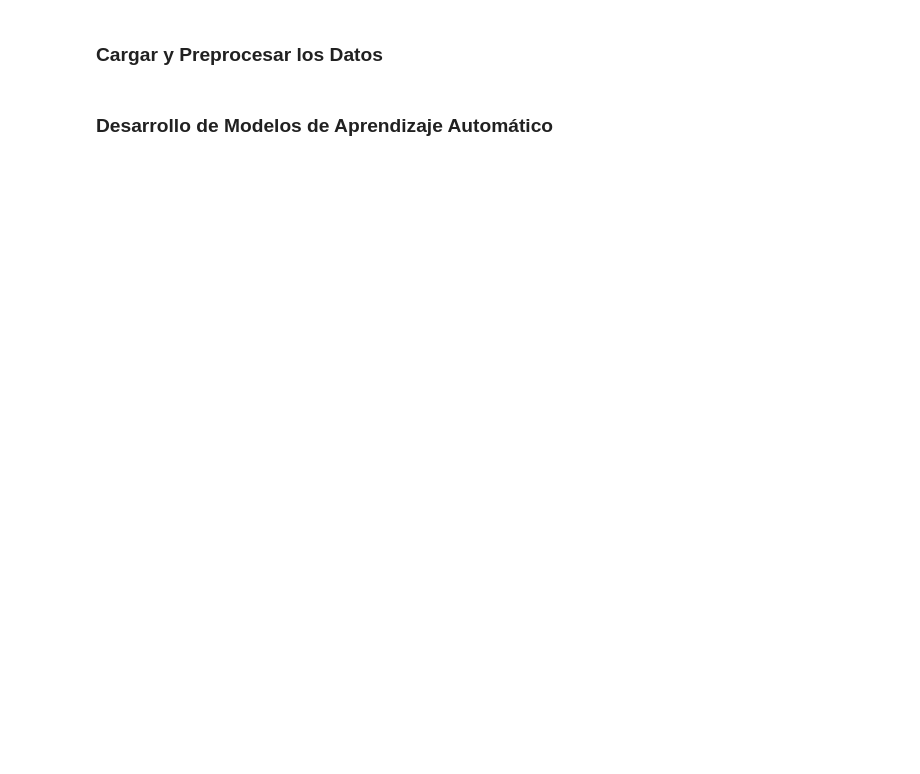
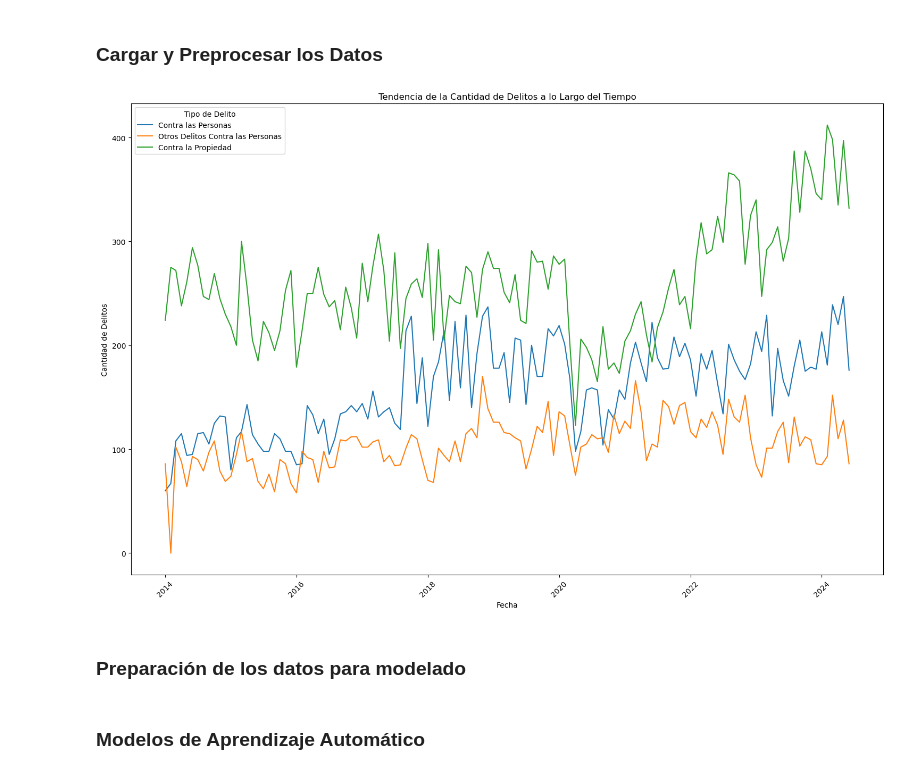
Before and after one commit to arytdf/Deteccion_de_Estacionalidad_en_Crimen, a Jupyter notebook: notebooks/3_modelo de entrenamiento.ipynb, the cells around one changed output. Saved outputs shown, nothing was run; the diff lists cells and outputs as text; code cells hidden in the pictures; blank space fills up the shorter version.

```diff
--- a/notebooks/3_modelo de entrenamiento.ipynb
+++ b/notebooks/3_modelo de entrenamiento.ipynb
@@ -11,24 +5,22 @@ from sklearn.metrics import mean_squared_error, r2_score, mean_absolute_error
 # %% [markdown]
 ### Cargar y Preprocesar los Datos
 # %%
-# Ruta del archivo corregido
+# Cargar el archivo proporcionado
 file_path = 'D://Facu/2024/2C/Aprendizaje Automatico/Trabajo final/deteccion_de_estacionalidad_en_crimen/data/external/delitos_correjido.xlsx'
-
-# Cargar el archivo Excel
 df = pd.read_excel(file_path)
 
 # Renombrar la primera columna para mayor claridad
 df.rename(columns={df.columns[0]: 'Tipo de Delito'}, inplace=True)
 
 # Filtrar los nombres actuales de las columnas que contienen datos de meses y años
-column_names = df.columns[1:]  # Ignorar la primera columna que es 'Tipo de Delito'
+column_names = df.columns[1:]
 mes_anio_columns = []
 
 # Definir los años y meses que vamos a utilizar
 meses = ['ene', 'feb', 'mar', 'abr', 'may', 'jun', 'jul', 'ago', 'sept', 'oct', 'nov', 'dic']
 anios = list(range(2014, 2025))
 
-# Ajustar el proceso de renombrado para evitar exceder el número de años y meses
+# Ajustar el proceso de renombrado
 anio_index = 0
 for i, column in enumerate(column_names):
     if anio_index < len(anios):
@@ -71,20 +63,30 @@ for categoria in categorias_principales:
                   'jul': 7, 'ago': 8, 'sept': 9, 'oct': 10, 'nov': 11, 'dic': 12}
     df_melted['Mes'] = df_melted['Mes'].map(meses_dict)
 
-    # Crear una columna de fecha
-    df_melted['Fecha'] = pd.to_datetime(df_melted.apply(lambda row: f"{int(row['Año'])}-{int(row['Mes']):02d}-01", axis=1))
-
     # Guardar los datos en el diccionario
     data_dict[categoria] = df_melted
 
 # Crear un DataFrame consolidado para análisis con las categorías principales
 df_analysis = pd.concat(data_dict.values(), ignore_index=True)
 
-# Asegurarse de que la columna 'Fecha' esté correctamente presente
-df_analysis['Fecha'] = pd.to_datetime(df_analysis.apply(lambda row: f"{int(row['Año'])}-{int(row['Mes']):02d}-01", axis=1))
+# Reorganizar las columnas para mejor comprensión
+df_analysis = df_analysis[['Tipo de Delito', 'Año', 'Mes', 'Cantidad']]
 
-# Reorganizar las columnas para mejor comprensión
-df_analysis = df_analysis[['Tipo de Delito', 'Año', 'Mes', 'Fecha', 'Cantidad']]
+# Crear la columna de fecha con un valor predeterminado para el día (1 de cada mes)
+df_analysis['Fecha'] = pd.to_datetime(df_analysis.apply(lambda row: f"{int(row['Año'])}-{int(row['Mes']):02d}-01", axis=1), errors='coerce')
+df_analysis.dropna(subset=['Fecha'], inplace=True)
 
-# Crear una columna de fecha para la serie temporal
-df_analysis['Fecha'] = pd.to_datetime(df_analysis.apply(lambda row: f"{int(row['Año'])}-{int(row['Mes']):02d}-01", axis=1))
+# Verificar duplicados y eliminarlos si es necesario
+df_analysis.drop_duplicates(subset=['Fecha', 'Tipo de Delito'], keep='first', inplace=True)
+# %%
+# Gráfico de la tendencia de cada tipo de delito a lo largo del tiempo
+plt.figure(figsize=(15, 10))
+sns.lineplot(data=df_analysis, x='Fecha', y='Cantidad', hue='Tipo de Delito')
+plt.title('Tendencia de la Cantidad de Delitos a lo Largo del Tiempo')
+plt.xlabel('Fecha')
+plt.ylabel('Cantidad de Delitos')
+plt.xticks(rotation=45)
+plt.tight_layout()
+plt.show()
+# %% [output]
+[figure, added]
@@ -90,0 +99,2 @@ df_analysis['Fecha'] = pd.to_datetime(df_analysis.apply(lambda row: f"{int(row['
+# %% [markdown]
+### Preparación de los datos para modelado
@@ -91,2 +115,2 @@ df_analysis['Fecha'] = pd.to_datetime(df_analysis.apply(lambda row: f"{int(row['
 # %% [markdown]
-### Desarrollo de Modelos de Aprendizaje Automático
+### Modelos de Aprendizaje Automático
```
Also changed, not shown: parts of 20 cells of this notebook.
